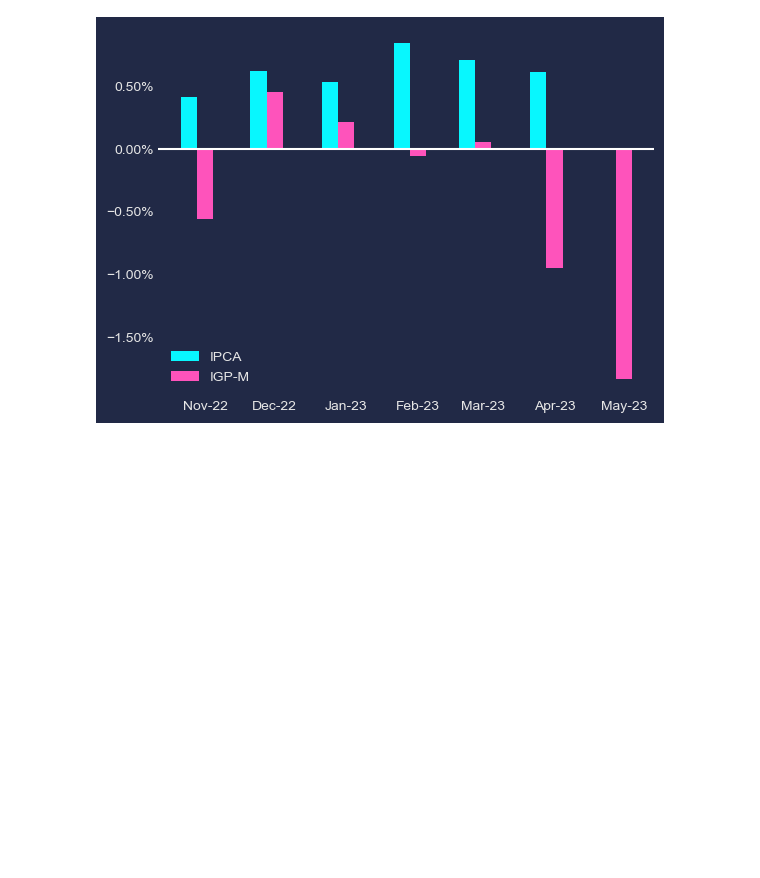
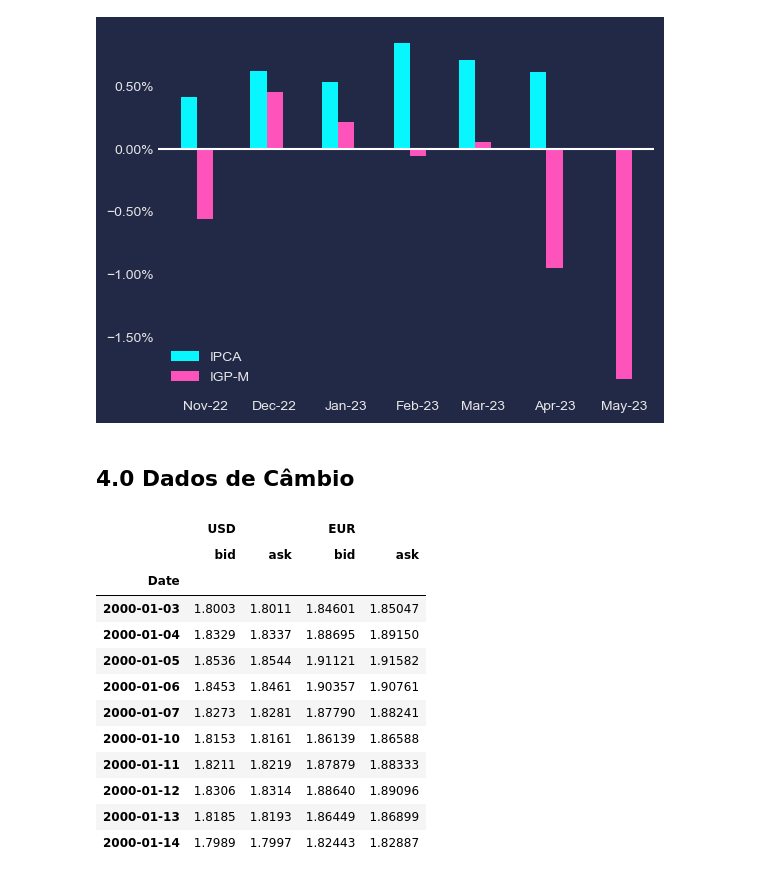
Before and after one commit to fcardosoo/Python-Mercado-Financeiro-Buscar-dados-do-BC-SELIC-IPCA-IGPM-USD, a Jupyter notebook: Pegar dados do Banco Central.ipynb, the cells around one changed output. Drawn from its saved outputs; the diff is of its cells as text; code cells hidden in the pictures; blank space fills up the shorter version.

```diff
--- a/Pegar dados do Banco Central.ipynb
+++ b/Pegar dados do Banco Central.ipynb
@@ -106,3 +106,28 @@ plt.savefig('inflacao.png', dpi = 300)
 plt.show()
 # %% [output]
 [figure]
+# %% [markdown]
+## 4.0 Dados de Câmbio
+# %%
+inicio = '2000-01-01'
+fim = datetime.now()
+
+df = currency.get(['USD', 'EUR'],
+                 start = inicio,
+                 end = fim,
+                 side = 'both') # parâmetro 'both' inclui o parâmetro de compra e venda
+df.head(10)
+# %% [output]
+|  | USD |  | EUR |  |
+|  | bid | ask | bid | ask |
+| Date |  |  |  |  |
+| 2000-01-03 | 1.8003 | 1.8011 | 1.84601 | 1.85047 |
+| 2000-01-04 | 1.8329 | 1.8337 | 1.88695 | 1.89150 |
+| 2000-01-05 | 1.8536 | 1.8544 | 1.91121 | 1.91582 |
+| 2000-01-06 | 1.8453 | 1.8461 | 1.90357 | 1.90761 |
+| 2000-01-07 | 1.8273 | 1.8281 | 1.87790 | 1.88241 |
+| 2000-01-10 | 1.8153 | 1.8161 | 1.86139 | 1.86588 |
+| 2000-01-11 | 1.8211 | 1.8219 | 1.87879 | 1.88333 |
+| 2000-01-12 | 1.8306 | 1.8314 | 1.88640 | 1.89096 |
+| 2000-01-13 | 1.8185 | 1.8193 | 1.86449 | 1.86899 |
+| 2000-01-14 | 1.7989 | 1.7997 | 1.82443 | 1.82887 |
```
Also changed, not shown: parts of 2 cells of this notebook.
